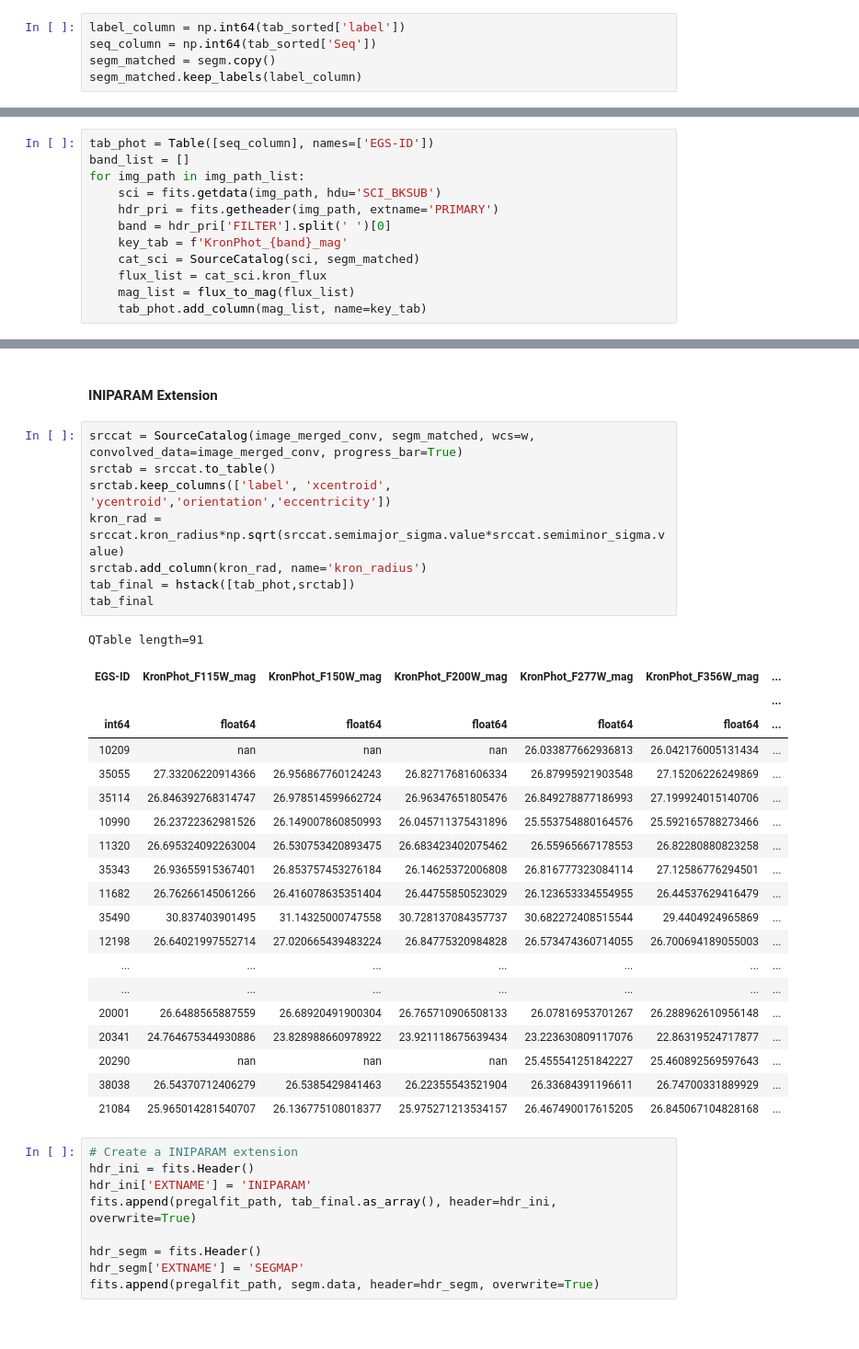
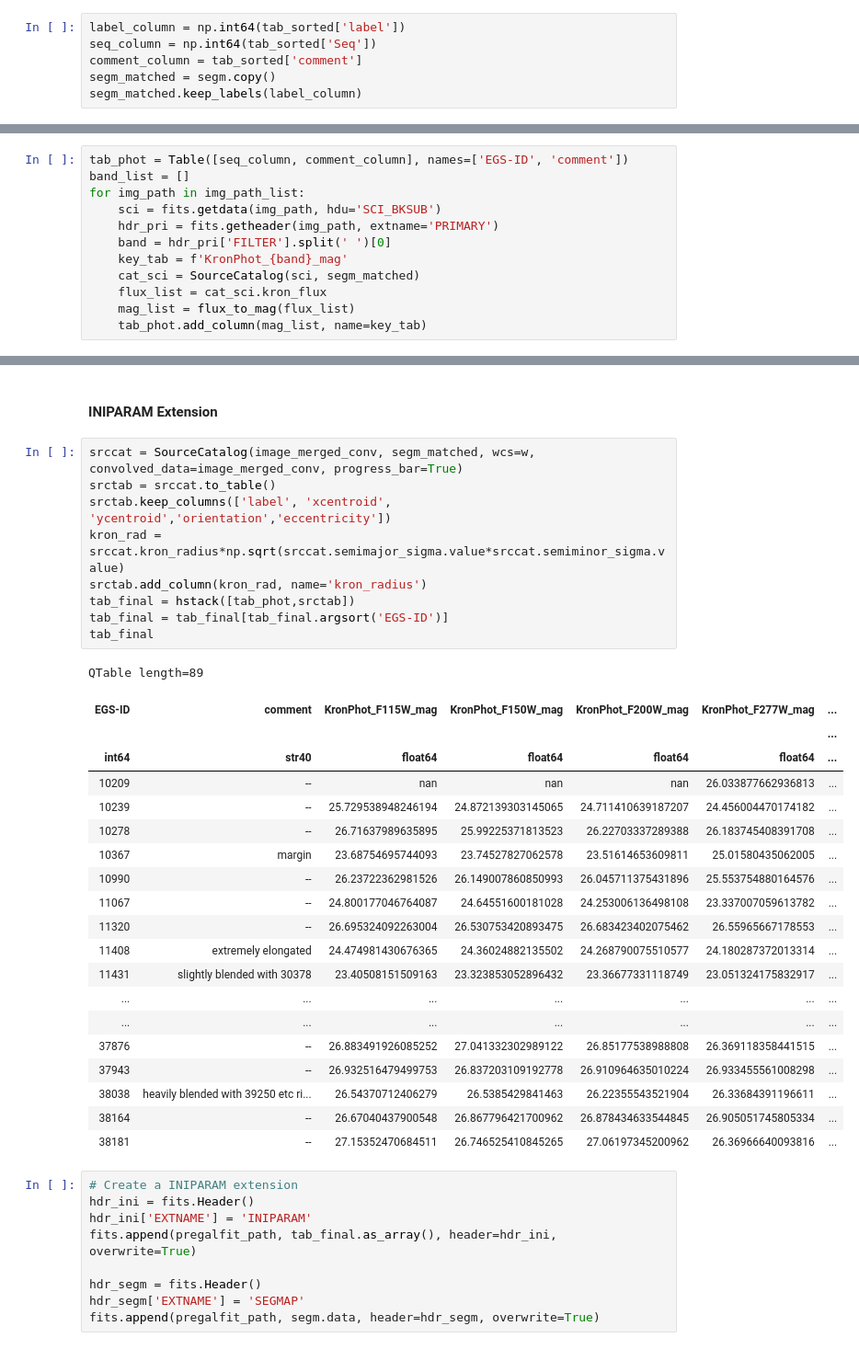
Before and after one commit to Cereal137/GalfitModified, a Jupyter notebook: 2prephot.ipynb, the cells around one changed output, grey strips where cells are left out. Shown: that part at 92% size. Saved outputs shown, nothing was run; the diff lists cells and outputs as text.

```diff
--- a/2prephot.ipynb
+++ b/2prephot.ipynb
@@ -55,6 +55,7 @@ Table length=91
 # %%
 label_column = np.int64(tab_sorted['label'])
 seq_column = np.int64(tab_sorted['Seq'])
+comment_column = tab_sorted['comment']
 segm_matched = segm.copy()
 segm_matched.keep_labels(label_column)
 # %% [markdown]
@@ -78,7 +79,7 @@ ZERO_POINT =  -6.10 -2.5 * np.log10(PIXAR_SR)
 def flux_to_mag(flux):
     return -2.5 * np.log10(flux) + ZERO_POINT
 # %%
-tab_phot = Table([seq_column], names=['EGS-ID'])
+tab_phot = Table([seq_column, comment_column], names=['EGS-ID', 'comment'])
 band_list = []
 for img_path in img_path_list:
     sci = fits.getdata(img_path, hdu='SCI_BKSUB')
@@ -161,32 +165,33 @@ fits.writeto(pregalfit_path, tab_img.as_array(), header=hdr_img, overwrite=True)
 # %%
 srccat = SourceCatalog(image_merged_conv, segm_matched, wcs=w, convolved_data=image_merged_conv, progress_bar=True)
 srctab = srccat.to_table()
 srctab.keep_columns(['label', 'xcentroid', 'ycentroid','orientation','eccentricity'])
 kron_rad = srccat.kron_radius*np.sqrt(srccat.semimajor_sigma.value*srccat.semiminor_sigma.value)
 srctab.add_column(kron_rad, name='kron_radius')
 tab_final = hstack([tab_phot,srctab])
+tab_final = tab_final[tab_final.argsort('EGS-ID')]
 tab_final
 # %% [output]
-QTable length=91
+QTable length=89
-| EGS-ID | KronPhot_F115W_mag | KronPhot_F150W_mag | KronPhot_F200W_mag | KronPhot_F277W_mag | KronPhot_F356W_mag | ... |
+| EGS-ID | comment | KronPhot_F115W_mag | KronPhot_F150W_mag | KronPhot_F200W_mag | KronPhot_F277W_mag | ... |
 |  |  |  |  |  |  | ... |
-| int64 | float64 | float64 | float64 | float64 | float64 | ... |
-| 10209 | nan | nan | nan | 26.033877662936813 | 26.042176005131434 | ... |
-| 35055 | 27.33206220914366 | 26.956867760124243 | 26.82717681606334 | 26.87995921903548 | 27.15206226249869 | ... |
-| 35114 | 26.846392768314747 | 26.978514599662724 | 26.96347651805476 | 26.849278877186993 | 27.199924015140706 | ... |
-| 10990 | 26.23722362981526 | 26.149007860850993 | 26.045711375431896 | 25.553754880164576 | 25.592165788273466 | ... |
-| 11320 | 26.695324092263004 | 26.530753420893475 | 26.683423402075462 | 26.55965667178553 | 26.82280880823258 | ... |
-| 35343 | 26.93655915367401 | 26.853757453276184 | 26.14625372006808 | 26.816777323084114 | 27.12586776294501 | ... |
-| 11682 | 26.76266145061266 | 26.416078635351404 | 26.44755850523029 | 26.123653334554955 | 26.44537629416479 | ... |
-| 35490 | 30.837403901495 | 31.14325000747558 | 30.728137084357737 | 30.682272408515544 | 29.4404924965869 | ... |
-| 12198 | 26.64021997552714 | 27.020665439483224 | 26.84775320984828 | 26.573474360714055 | 26.700694189055003 | ... |
+| int64 | str40 | float64 | float64 | float64 | float64 | ... |
+| 10209 | -- | nan | nan | nan | 26.033877662936813 | ... |
+| 10239 | -- | 25.729538948246194 | 24.872139303145065 | 24.711410639187207 | 24.456004470174182 | ... |
+| 10278 | -- | 26.71637989635895 | 25.99225371813523 | 26.22703337289388 | 26.183745408391708 | ... |
+| 10367 | margin | 23.68754695744093 | 23.74527827062578 | 23.51614653609811 | 25.01580435062005 | ... |
+| 10990 | -- | 26.23722362981526 | 26.149007860850993 | 26.045711375431896 | 25.553754880164576 | ... |
+| 11067 | -- | 24.800177046764087 | 24.64551600181028 | 24.253006136498108 | 23.337007059613782 | ... |
+| 11320 | -- | 26.695324092263004 | 26.530753420893475 | 26.683423402075462 | 26.55965667178553 | ... |
+| 11408 | extremely elongated | 24.474981430676365 | 24.36024882135502 | 24.268790075510577 | 24.180287372013314 | ... |
+| 11431 | slightly blended with 30378 | 23.40508151509163 | 23.323853052896432 | 23.36677331118749 | 23.051324175832917 | ... |
 | ... | ... | ... | ... | ... | ... | ... |
 | ... | ... | ... | ... | ... | ... | ... |
-| 20001 | 26.6488565887559 | 26.68920491900304 | 26.765710906508133 | 26.07816953701267 | 26.288962610956148 | ... |
-| 20341 | 24.764675344930886 | 23.828988660978922 | 23.921118675639434 | 23.223630809117076 | 22.86319524717877 | ... |
-| 20290 | nan | nan | nan | 25.455541251842227 | 25.460892569597643 | ... |
-| 38038 | 26.54370712406279 | 26.5385429841463 | 26.22355543521904 | 26.33684391196611 | 26.74700331889929 | ... |
-| 21084 | 25.965014281540707 | 26.136775108018377 | 25.975271213534157 | 26.467490017615205 | 26.845067104828168 | ... |
+| 37876 | -- | 26.883491926085252 | 27.041332302989122 | 26.85177538988808 | 26.369118358441515 | ... |
+| 37943 | -- | 26.932516479499753 | 26.837203109192778 | 26.910964635010224 | 26.933455561008298 | ... |
+| 38038 | heavily blended with 39250 etc ri... | 26.54370712406279 | 26.5385429841463 | 26.22355543521904 | 26.33684391196611 | ... |
+| 38164 | -- | 26.67040437900548 | 26.867796421700962 | 26.878434633544845 | 26.905051745805334 | ... |
+| 38181 | -- | 27.15352470684511 | 26.746525410845265 | 27.06197345200962 | 26.36966640093816 | ... |
 # %%
 # Create a INIPARAM extension
 hdr_ini = fits.Header()
```
Also changed, not shown: parts of 7 cells of this notebook, 11 other files.
